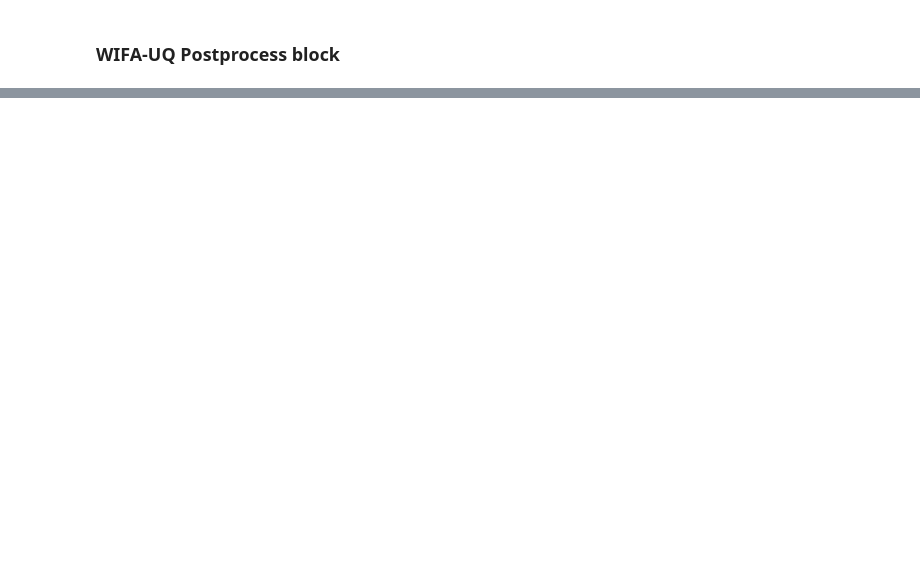
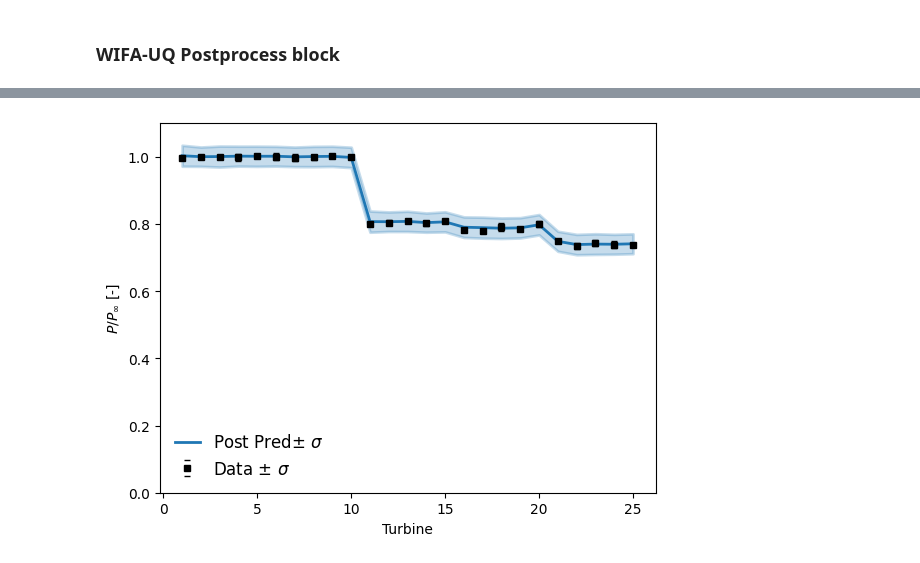
Before and after one commit to EUFLOW/WIFA_UQ, a Jupyter notebook: examples/example_bayesian_calibration.ipynb, the cells around one changed output, grey strips where cells are left out. Cells and saved outputs as stored; diff of their text form; code cells hidden in the pictures; blank space fills up the shorter version.

```diff
--- a/examples/example_bayesian_calibration.ipynb
+++ b/examples/example_bayesian_calibration.ipynb
@@ -53,0 +78,5 @@ bc.predict()
+# %%
+post_pred = bc.samples_posterior_predictive
+umbra.plotting.PPC(np.arange(fm.nb_turbines)+1, data, [(post_pred, 'Post Pred')], xlabel='Turbine', ylabel='$P/P_\infty$ [-]', ylim=(0.,1.1))
+# %% [output]
+[figure, added]
```
Also changed, not shown: parts of 17 cells of this notebook, 2 other files.
